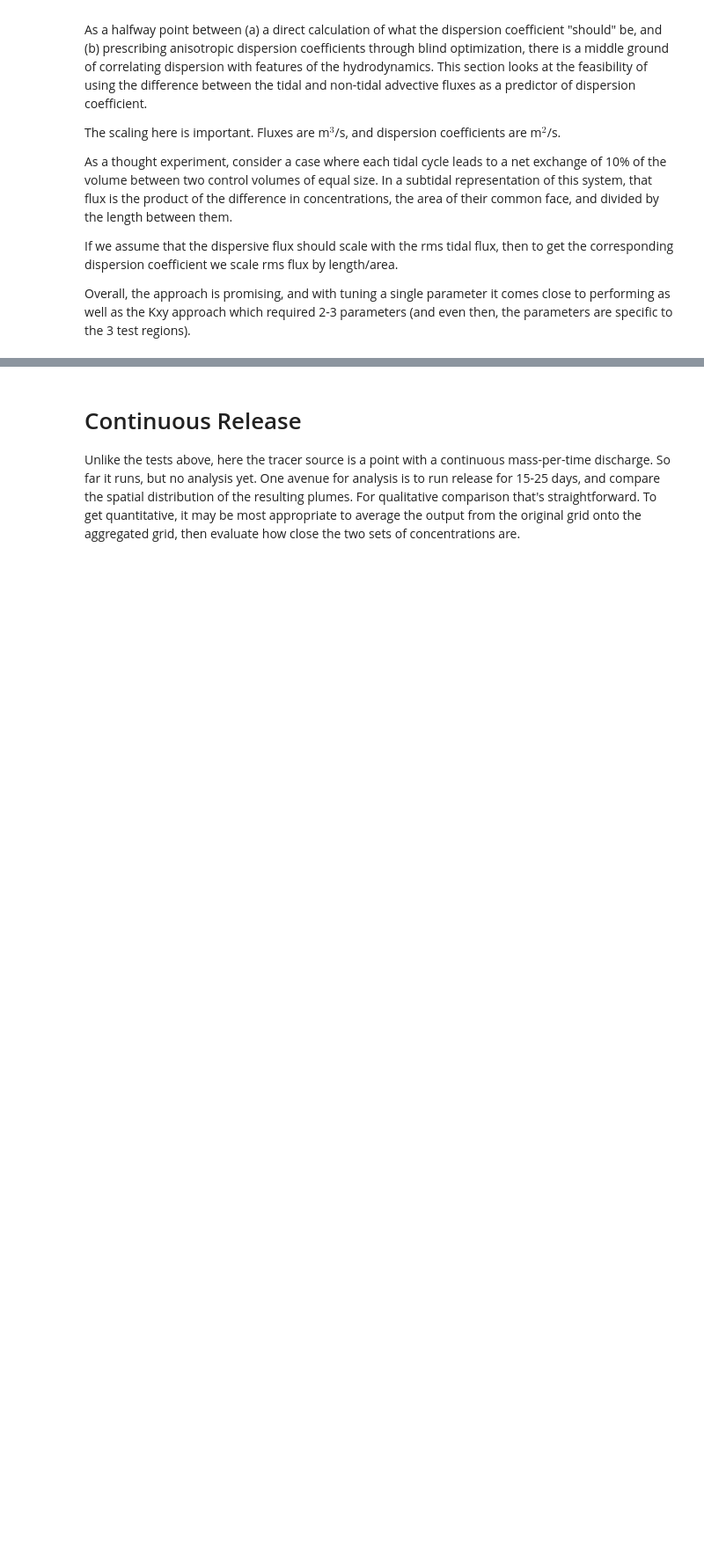
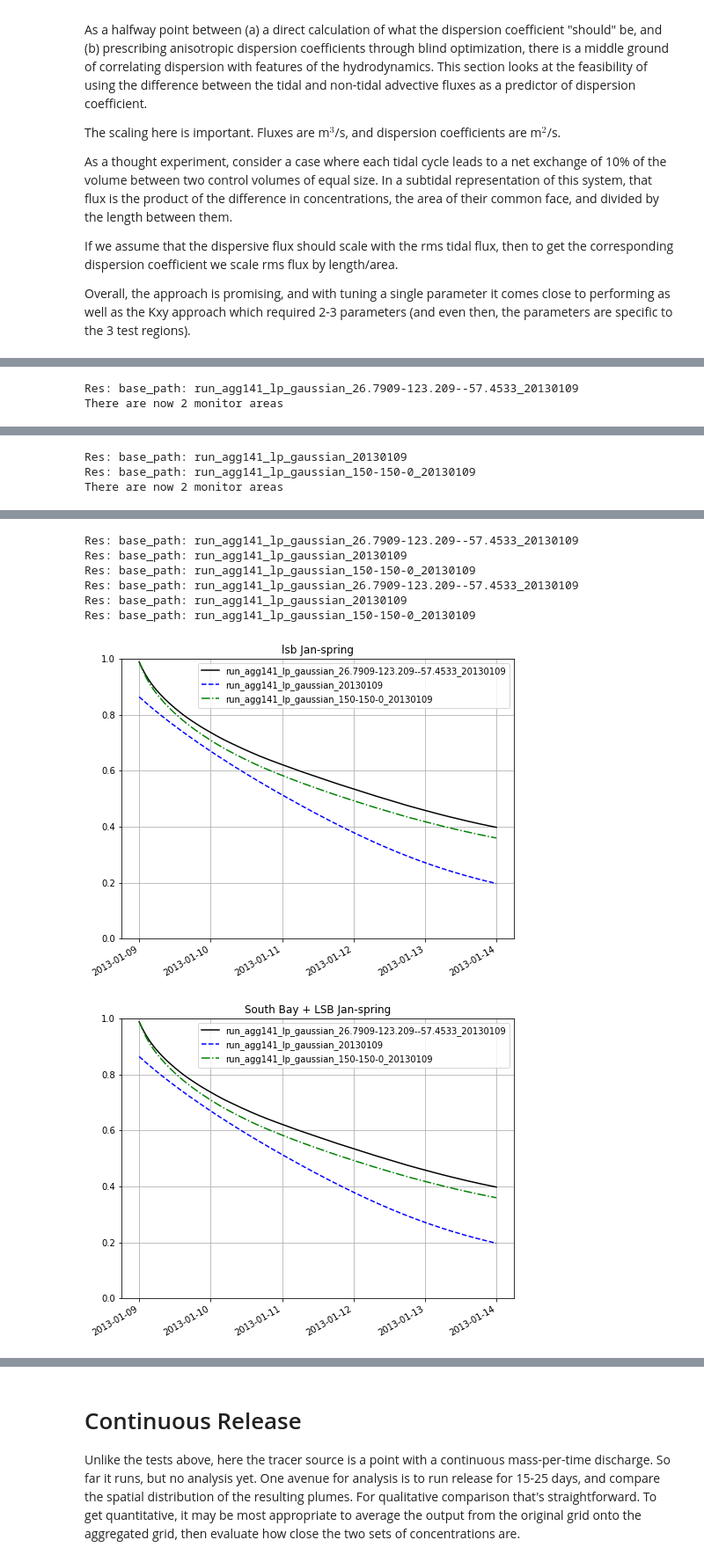
Before and after one commit to rustychris/agg_wy2013, a Jupyter notebook: tracer_tests/single_gaussian_v02.ipynb, the cells around one changed output, grey strips where cells are left out. Shown at 88% size. Cells and saved outputs as stored; diff of their text form; code cells hidden in the pictures; blank space fills up the shorter version.

```diff
--- a/tracer_tests/single_gaussian_v02.ipynb
+++ b/tracer_tests/single_gaussian_v02.ipynb
@@ -233,7 +250,7 @@ regions=[(lsb,'lsb'),
 Kxs=[0, 150]
 
 
-hydros=[hydro_agg141_lp, hydro_orig]
+hydros=[hydro_agg141_lp] # , hydro_orig]
 
 # start periods set above
 
@@ -443,6 +553,20 @@ class ResidenceTimeKauto(ResidenceTimeKxy):
 res=ResidenceTimeKauto(hydro=hydro_agg141_lp,hydro_tidal=hydro_agg141)
 res.plot_dispersion()
 plt.gca().collections[1].set_norm(colors.LogNorm(vmin=1))
+# %%
+def Krot(Kmaj,Kmin,theta_deg):
+    """
+    Rotated dispersion tensor.
+    Kmaj: dispersion along the major axis
+    Kmin: dispersion along minor axis.
+    assumes that the inputs are axis-aligned, so the cross-term is 0.
+    theta_deg: rotation in degrees CCW, starting from Kmaj=Kxx.
+    """
+    theta=theta_deg*np.pi/180.
+    Kxx=Kmaj*np.cos(theta)**2+Kmin*np.sin(theta)**2
+    Kyy=Kmaj*np.sin(theta)**2+Kmin*np.cos(theta)**2
+    Kxy=(Kmaj-Kmin)*np.cos(theta)*np.sin(theta)
+    return (Kxx,Kyy,Kxy)
 # %%
 duration=np.timedelta64(5,'D')
 
@@ -455,11 +579,11 @@ for region,blob_name in regions:
     colors=['k','b','g','orange','r']
     ls=['-','--','-.',':']
     for res in [
-        ResidenceTimeKxy(hydro=hydro_orig,region=region,blob_name=blob_name,
-                         start_offset=start_offset,duration=duration),
-        ResidenceTimeKauto(hydro=hydro_agg141_lp,region=region,blob_name=blob_name,
-                           hydro_tidal=hydro_agg141,force=True,K_scale=0.2,
-                           start_offset=start_offset,duration=duration),
+        #ResidenceTimeKxy(hydro=hydro_orig,region=region,blob_name=blob_name,
+        #                 start_offset=start_offset,duration=duration),
+        #ResidenceTimeKauto(hydro=hydro_agg141_lp,region=region,blob_name=blob_name,
+        #                   hydro_tidal=hydro_agg141,force=False,K_scale=0.2,
+        #                   start_offset=start_offset,duration=duration),
         ResidenceTimeKxy(hydro=hydro_agg141_lp,region=region,blob_name=blob_name,
                          Kxy=Krot(150,0,115),start_offset=start_offset,duration=duration),
         ResidenceTimeKxy(hydro=hydro_agg141_lp,region=region,blob_name=blob_name,
@@ -495,3 +619,4 @@ for region,blob_name in regions:
     ax.axis(ymax=1,ymin=0.)
     ax.grid(1)
     fig.autofmt_xdate()
+# %% [output]
@@ -497,0 +643,2 @@ for region,blob_name in regions:
+Res: base_path: run_agg141_lp_gaussian_26.7909-123.209--57.4533_20130109
+There are now 2 monitor areas
@@ -497,0 +662,3 @@ for region,blob_name in regions:
+Res: base_path: run_agg141_lp_gaussian_20130109
+Res: base_path: run_agg141_lp_gaussian_150-150-0_20130109
+There are now 2 monitor areas
@@ -497,0 +682,8 @@ for region,blob_name in regions:
+Res: base_path: run_agg141_lp_gaussian_26.7909-123.209--57.4533_20130109
+Res: base_path: run_agg141_lp_gaussian_20130109
+Res: base_path: run_agg141_lp_gaussian_150-150-0_20130109
+Res: base_path: run_agg141_lp_gaussian_26.7909-123.209--57.4533_20130109
+Res: base_path: run_agg141_lp_gaussian_20130109
+Res: base_path: run_agg141_lp_gaussian_150-150-0_20130109
+[figure, added]
+[figure, added]
```
Also changed, not shown: parts of 9 cells of this notebook, 6 other files.
